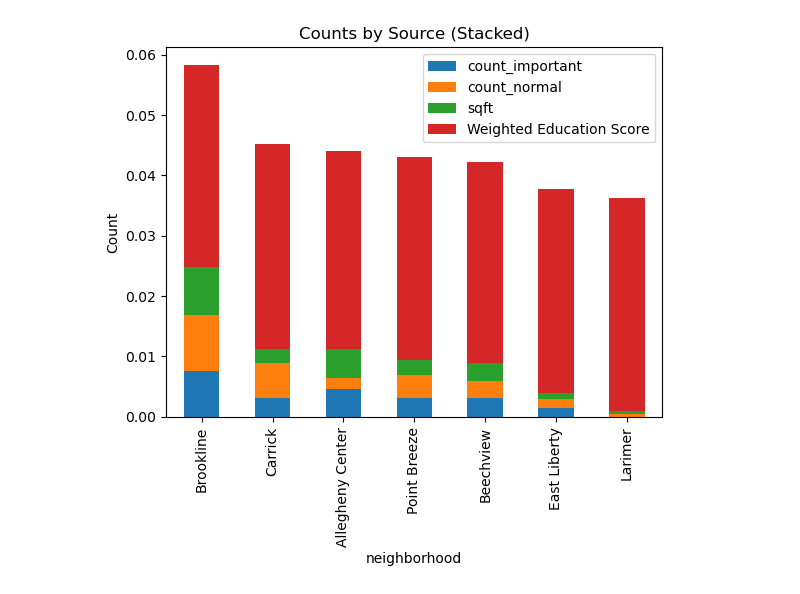
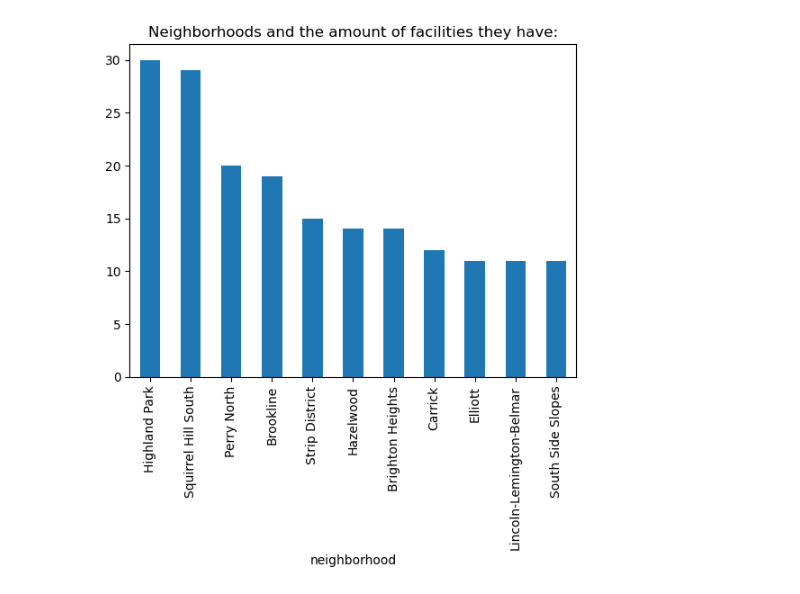
Before and after one commit to nlowman23/Final_Project_Group-31, a Jupyter notebook: jackprojectdata.ipynb, the cells around one changed output. Drawn from its saved outputs; the diff is of its cells as text; code cells hidden in the pictures.

```diff
--- a/jackprojectdata.ipynb
+++ b/jackprojectdata.ipynb
@@ -30,13 +7,17 @@ Sqft of parks: 20%
 # %%
-# Setup styuff
-
 import pandas as pd
 import numpy as np
 %matplotlib inline
 import matplotlib.pyplot as plt
 import geopandas
 data = pd.read_csv("https://data.wprdc.org/datastore/dump/fbb50b02-2879-47cd-abea-ae697ec05170")
-df = pd.read_csv("Pittsburgh Education 2024.csv")
-parks_area = pd.read_csv("ParkData2.csv")
-parks_info = pd.read_csv("parkdata.csv")
 neighborhoods = geopandas.read_file("Neighborhoods/Neighborhoods_.shp")
+
+facility = data.groupby("neighborhood")
+facility_amt = facility.size().sort_values(ascending=False)
+amt_query_mask = facility_amt > 10
+facility_amt[amt_query_mask].plot.bar(title="Neighborhoods and the amount of facilities they have:")
+# CHANGE AXIS LATER
+plt.show()
+# %% [output]
+[figure, added]
@@ -95,25 +23,0 @@ park_weighted = 0.2 * park_weighted / 119731871.09870426
-# %%
-# Graphing
-# for normal bar graph | NOT USING ANYMORE
-
-#data_concat = pd.concat([important_facilities,facilities_weighted,education_weighted,park_weighted])
-#data_combined = data_concat.groupby('neighborhood').sum().sort_values(ascending=False)
-#data_combined_mask = data_combined > 0.01
-#data_combined[data_combined_mask].plot.bar()
-#plt.title('Weighted Rating of Neighborhoods')
-#plt.show()
-
-
-# for stacked bar graph
-merged = pd.merge(important_facilities, facilities_weighted, on='neighborhood', how='outer', suffixes=('_important', '_normal')).fillna(0)
-merged = pd.merge(    merged, park_weighted, left_on='neighborhood',right_on='neighborhood').fillna(0)
-merged = pd.merge(merged, education_weighted, left_on='neighborhood',right_on='neighborhood').fillna(0)
-merged['total'] = merged['count_important'] + merged['count_normal'] + merged['Weighted Education Score'] + merged['sqft']
-merged = merged.sort_values('total', ascending=False)
-#print(merged['total'].cumsum())
-merged_graphthis = merged.drop('total', axis=1)
-merged_graphthis.plot(kind='bar',stacked=True,ylabel='Count',title='Counts by Source (Stacked)')
-plt.show()
-# .46 + .37
-# %% [output]
-[figure, removed]
```
Also changed, not shown: parts of 30 cells of this notebook.
